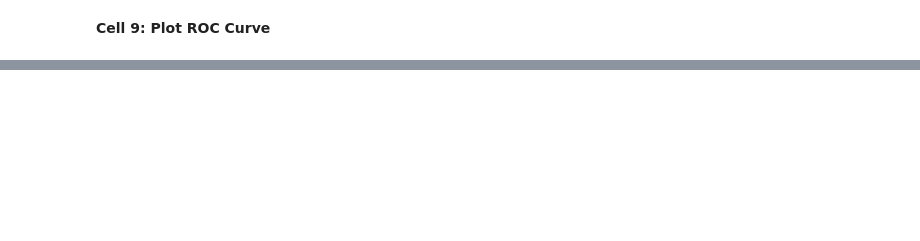
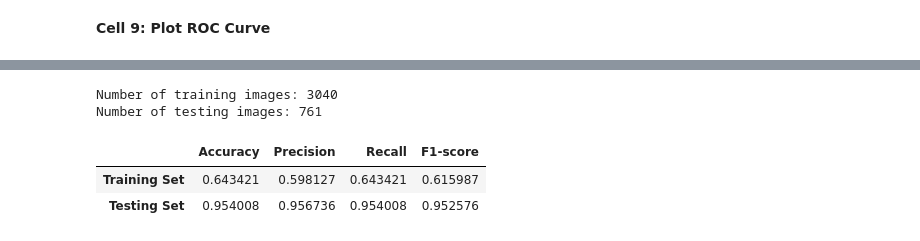
Before and after one commit to asheta66/CNN, a Jupyter notebook: Bridge_Cracks/Bridge_Cracks_Detection_Using_TL_3_Models.ipynb, the cells around one changed output, grey strips where cells are left out. Cells and saved outputs as stored; diff of their text form; code cells hidden in the pictures; blank space fills up the shorter version.

```diff
--- a/Bridge_Cracks/Bridge_Cracks_Detection_Using_TL_3_Models.ipynb
+++ b/Bridge_Cracks/Bridge_Cracks_Detection_Using_TL_3_Models.ipynb
@@ -224,0 +251,45 @@ plt.savefig(f"/content/drive/MyDrive/{model_name}_roc_curve.png")
+# %%
+# Number of training images
+num_train = X_train.shape[0]  # first dimension is the number of samples
+print("Number of training images:", num_train)
+
+# Number of testing images
+num_test = X_test.shape[0]
+print("Number of testing images:", num_test)
+# %% [output]
+Number of training images: 3040
+Number of testing images: 761
+# %%
+import pandas as pd
+from sklearn.metrics import accuracy_score, precision_score, recall_score, f1_score
+import numpy as np
+
+def calculate_metrics_df(y_true, y_pred):
+    # Convert one-hot labels to class indices if needed
+    if y_true.ndim > 1 and y_true.shape[1] > 1:
+        y_true_classes = np.argmax(y_true, axis=1)
+    else:
+        y_true_classes = y_true
+
+    y_pred_classes = y_pred
+
+    # Compute metrics
+    metrics = {
+        "Accuracy": accuracy_score(y_true_classes, y_pred_classes),
+        "Precision": precision_score(y_true_classes, y_pred_classes, average='weighted'),
+        "Recall": recall_score(y_true_classes, y_pred_classes, average='weighted'),
+        "F1-score": f1_score(y_true_classes, y_pred_classes, average='weighted')
+    }
+    return metrics
+
+# Calculate metrics for training and testing sets
+train_metrics = calculate_metrics_df(y_train_true, y_train_pred)
+test_metrics = calculate_metrics_df(y_test_true, y_test_pred)
+
+# Combine into a DataFrame
+metrics_df = pd.DataFrame([train_metrics, test_metrics], index=["Training Set", "Testing Set"])
+metrics_df
+# %% [output]
+|  | Accuracy | Precision | Recall | F1-score |
+| Training Set | 0.643421 | 0.598127 | 0.643421 | 0.615987 |
+| Testing Set | 0.954008 | 0.956736 | 0.954008 | 0.952576 |
```
Also changed, not shown: parts of 7 cells of this notebook.
